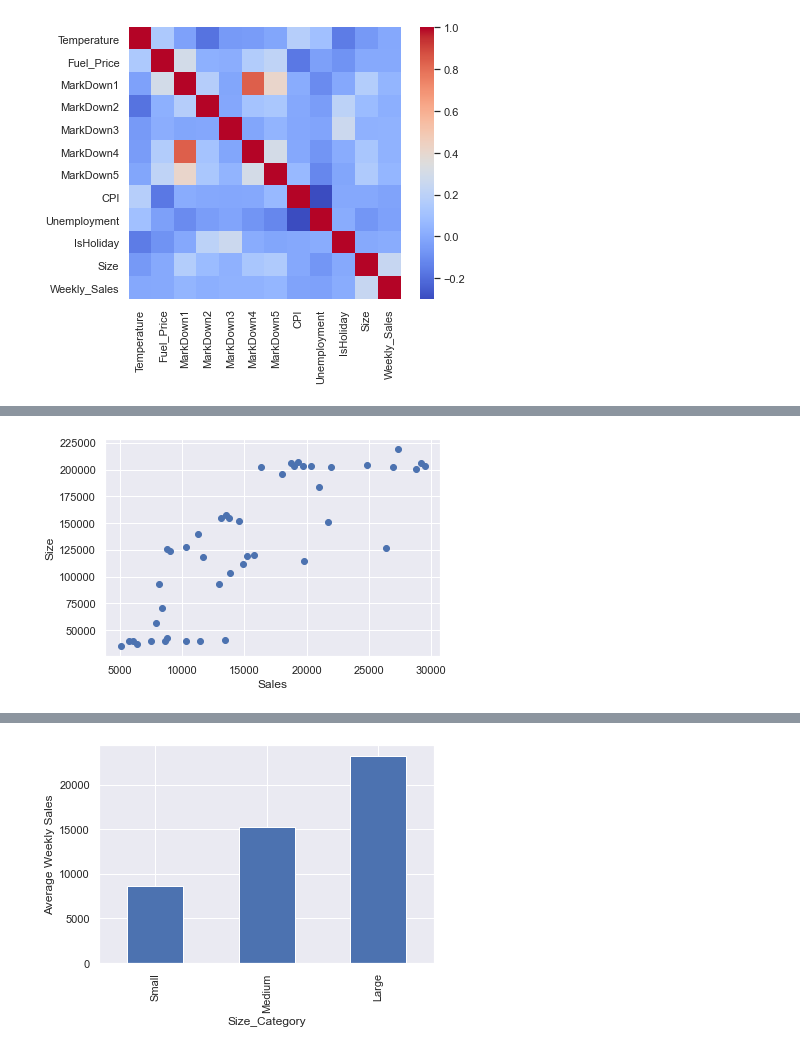
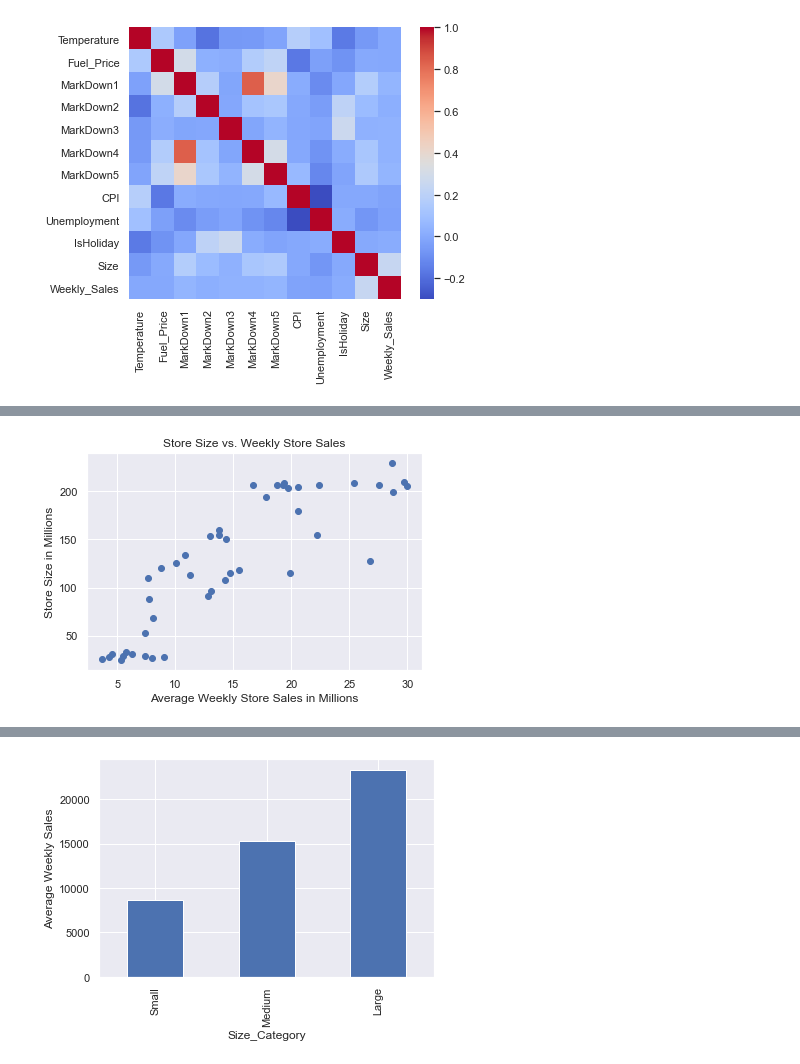
Before and after one commit to jamesdinardo/Retail-Forecasting, a Jupyter notebook: EDA.ipynb, the cells around one changed output, grey strips where cells are left out. Saved outputs shown, nothing was run; the diff lists cells and outputs as text; code cells hidden in the pictures.

```diff
--- a/EDA.ipynb
+++ b/EDA.ipynb
@@ -61,5 +61,7 @@ df.describe().T
 # %%
 #plot histograms of the continuous variables
+sns.set()
+
 numeric_columns = [x for x in df.columns if df.dtypes[x] in ['float', 'int']]
 
 for var in numeric_columns:
@@ -423,13 +442,14 @@ Unemployment   -0.025864
 Name: Weekly_Sales, dtype: float64
 # %%
 #do larger stores sell more units?
-store_and_size = df.groupby('Store')[['Weekly_Sales', 'Size']].mean()
+store_and_size = df.groupby('Store')[['Weekly_Sales', 'Size']].sum()
 store_and_size = store_and_size.reset_index()
-_ = plt.scatter(store_and_size['Weekly_Sales'], store_and_size['Size'])
-_ = plt.xlabel('Sales')
-_ = plt.ylabel('Size')
+_ = plt.scatter(store_and_size['Weekly_Sales'] * 10**-7, store_and_size['Size'] * 10**-7)
+_ = plt.xlabel('Average Weekly Store Sales in Millions')
+_ = plt.ylabel('Store Size in Millions')
+_ = plt.title('Store Size vs. Weekly Store Sales')
 # %% [output]
-[figure, old version]
+[figure, new version]
 # %%
 df['Size_Category'] = pd.cut(df['Size'], bins=[0, 100000, 200000, np.inf], labels=['Small', 'Medium', 'Large'])
 df.groupby('Size_Category')['Weekly_Sales'].mean()
```
Also changed, not shown: parts of 27 cells of this notebook.
